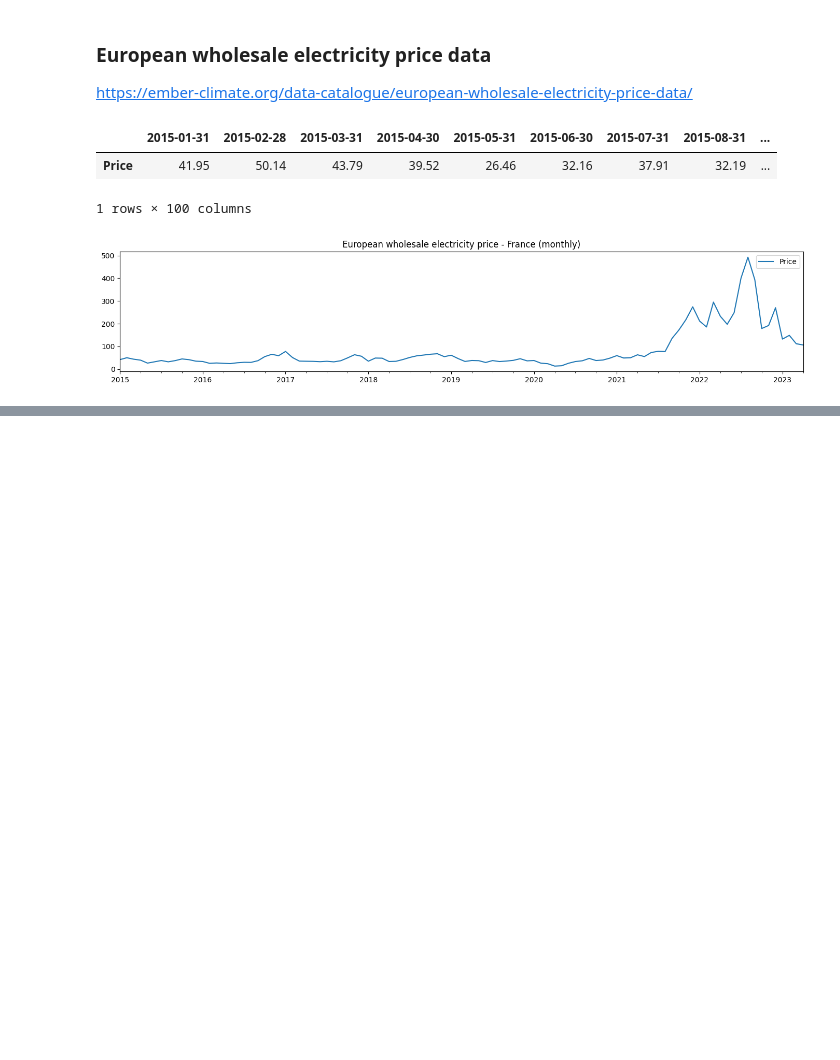
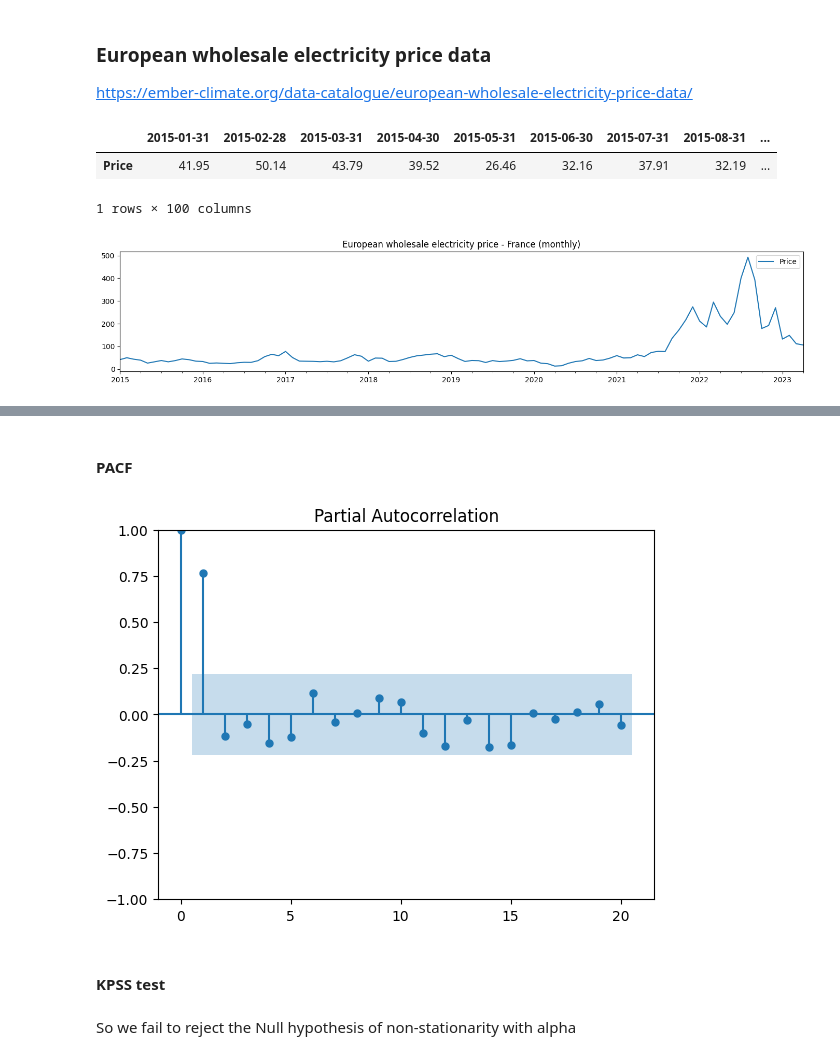
Before and after one commit to emolodniak/jupyter, a Jupyter notebook: sarimax/electricity.ipynb, the cells around one changed output, grey strips where cells are left out. Cells and saved outputs as stored; diff of their text form; code cells hidden in the pictures; blank space fills up the shorter version.

```diff
--- a/sarimax/electricity.ipynb
+++ b/sarimax/electricity.ipynb
@@ -21,0 +35,11 @@ df.plot(figsize=(17,3), title='European wholesale electricity price - France (mo
+# %% [markdown]
+#### PACF
+# %%
+from statsmodels.graphics.tsaplots import plot_acf, plot_pacf
+plot_pacf(train);
+# %% [output]
+[figure, added]
+# %% [markdown]
+#### KPSS test
+# %% [markdown]
+So we fail to reject the Null hypothesis of non-stationarity with alpha
```
Also changed, not shown: parts of 3 cells of this notebook.
